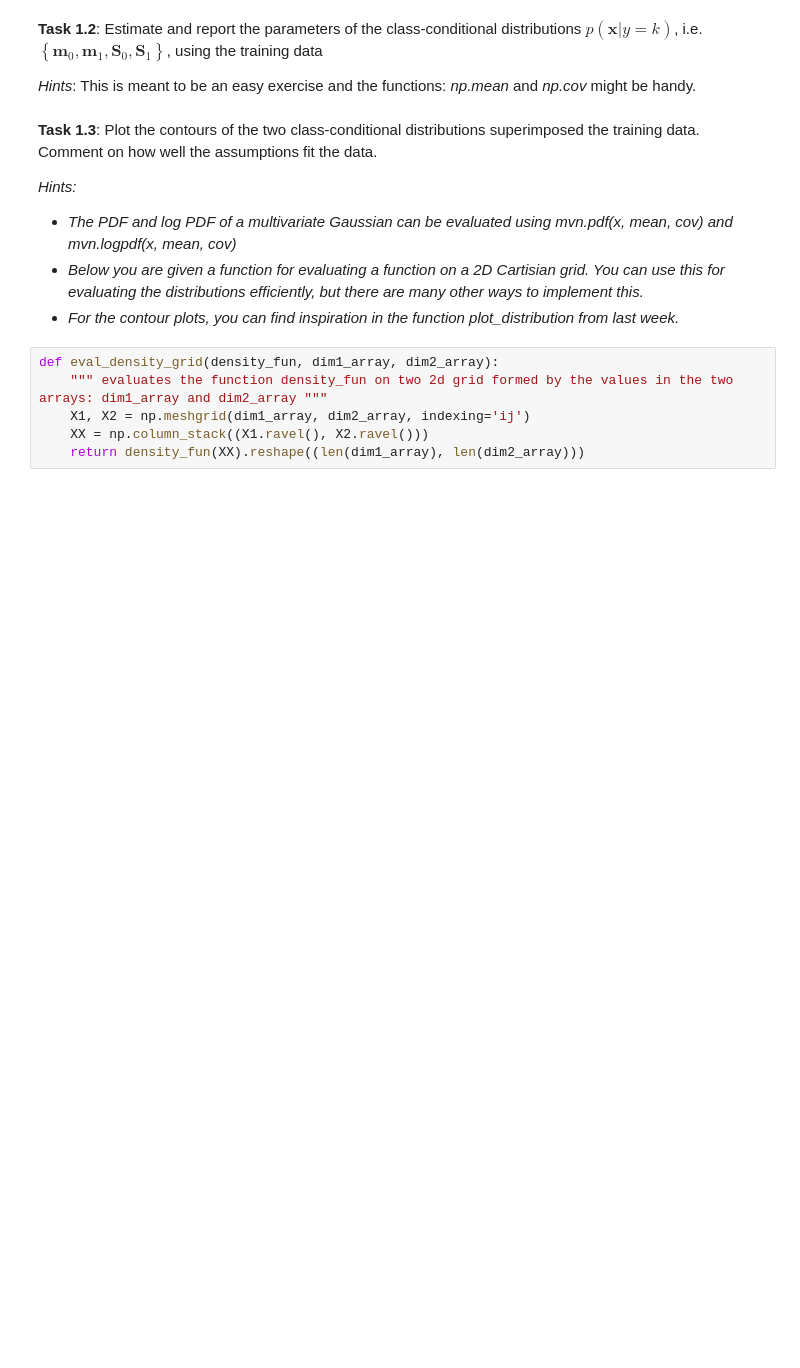
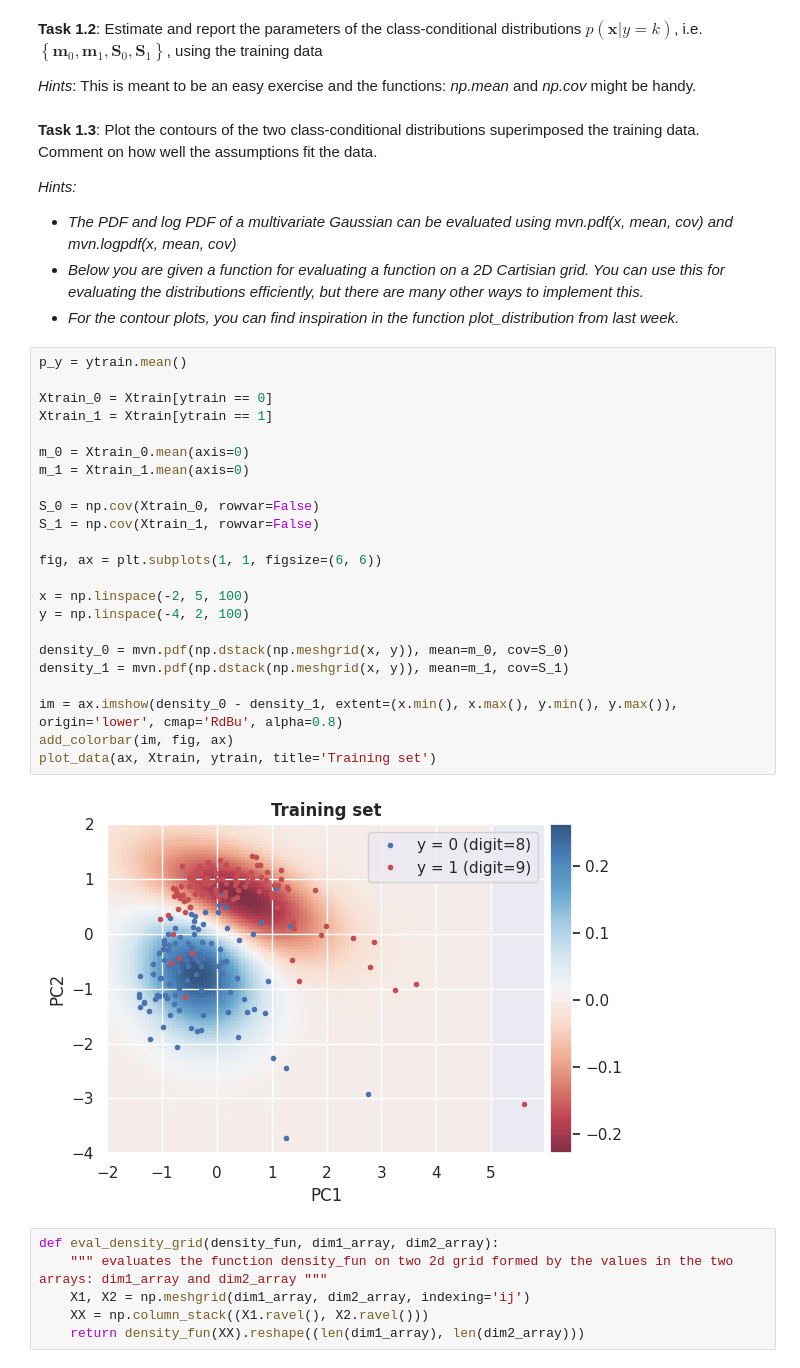
Before and after one commit to nielsenchristianole/bayesian_ml_notes, a Jupyter notebook: excercises/week_04/ex4_handout.ipynb, the cells around one changed output. Cells and saved outputs as stored; diff of their text form; blank space fills up the shorter version.

```diff
--- a/excercises/week_04/ex4_handout.ipynb
+++ b/excercises/week_04/ex4_handout.ipynb
@@ -147,6 +153,31 @@ $$
 - *The PDF and log PDF of a multivariate Gaussian can be evaluated using mvn.pdf(x, mean, cov) and mvn.logpdf(x, mean, cov)*
 - *Below you are given a function for evaluating a function on a 2D Cartisian grid. You can use this for evaluating the distributions efficiently, but there are many other ways to implement this.*
 - *For the contour plots, you can find inspiration in the function *plot_distribution* from last week.*
+# %%
+p_y = ytrain.mean()
+
+Xtrain_0 = Xtrain[ytrain == 0]
+Xtrain_1 = Xtrain[ytrain == 1]
+
+m_0 = Xtrain_0.mean(axis=0)
+m_1 = Xtrain_1.mean(axis=0)
+
+S_0 = np.cov(Xtrain_0, rowvar=False)
+S_1 = np.cov(Xtrain_1, rowvar=False)
+
+fig, ax = plt.subplots(1, 1, figsize=(6, 6))
+
+x = np.linspace(-2, 5, 100)
+y = np.linspace(-4, 2, 100)
+
+density_0 = mvn.pdf(np.dstack(np.meshgrid(x, y)), mean=m_0, cov=S_0)
+density_1 = mvn.pdf(np.dstack(np.meshgrid(x, y)), mean=m_1, cov=S_1)
+
+im = ax.imshow(density_0 - density_1, extent=(x.min(), x.max(), y.min(), y.max()), origin='lower', cmap='RdBu', alpha=0.8)
+add_colorbar(im, fig, ax)
+plot_data(ax, Xtrain, ytrain, title='Training set')
+# %% [output]
+[figure, added]
 # %%
 def eval_density_grid(density_fun, dim1_array, dim2_array):
     """ evaluates the function density_fun on two 2d grid formed by the values in the two arrays: dim1_array and dim2_array """
```
Also changed, not shown: parts of 4 cells of this notebook, 3 other files.
